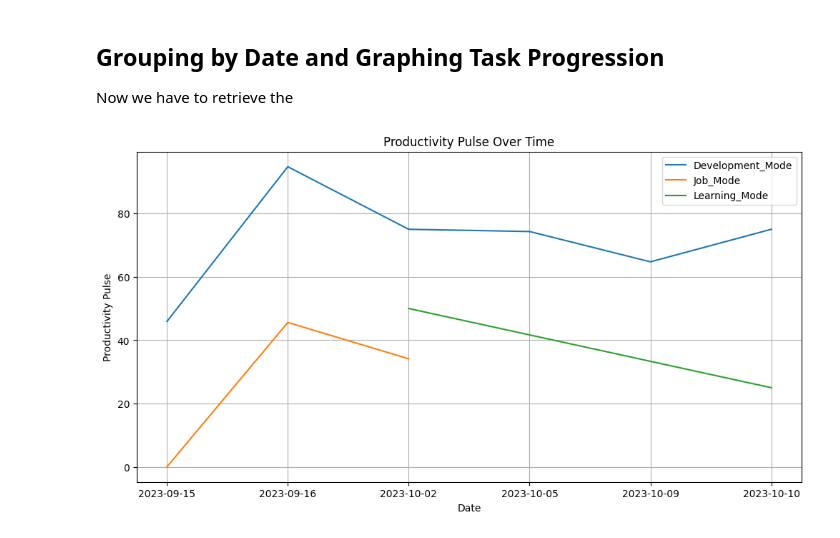
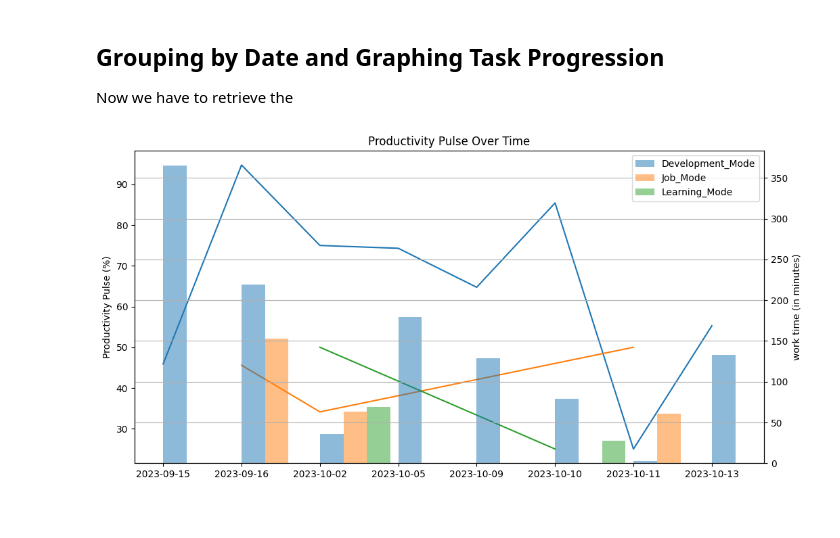
Before and after one commit to WholeOfBagel/nifty-public, a Jupyter notebook: performance_analyzer.ipynb, the cells around one changed output. Drawn from its saved outputs; the diff is of its cells as text; code cells hidden in the pictures.

Commit message:
Work Time with Offsets
The offset calculation should be updated to not require for loop

```diff
--- a/performance_analyzer.ipynb
+++ b/performance_analyzer.ipynb
@@ -82,25 +73,46 @@ dailies_avg.plot.line(y='productivity_pulse')
-# %% [markdown]
-## Grouping by Date and Graphing Task Progression
-Now we have to retrieve the
+# %% [markdown]
+## Grouping by Date and Graphing Task Progression
+Now we have to retrieve the
 # %%
-relevant_info = df[['date', 'productivity_pulse', 'task_mode']]
+relevant_info = df[['date', 'productivity_pulse', 'task_mode', 'work_time']].sort_values('date')
 grouped_ri = relevant_info.groupby('task_mode')
 
-plt.figure(figsize=(12, 6))
+fig, ax1 = plt.subplots(figsize=(12, 6))
+ax2 = ax1.twinx()
+
+
+# bar graph variables
+offset = 0
+width = .3
 
 for name, group in grouped_ri:
-    group = group.sort_values('date') #sorting data by date -> sequential
-    date = group['date'] # x axis data
+    group = group #sorting data by date -> sequential
+    dates = group['date'] # x axis data
+
+    # productivity pulse plot
     productivity_pulse = group['productivity_pulse'] # y axis data
     task_mode = name[0]  # grouped by task so this is naturally the first value in the tuple
-    plt.plot(date, productivity_pulse, label=name)
+    ax1.plot(dates, productivity_pulse, label=name)
+    ax1.set_ylabel('Productivity Pulse (%)')
+
+    # values for bar indices
+    ind = np.array([])
+    for d in group['date']:
+        donde = np.where(relevant_info['date'].unique() == d)
+#         print(donde)
+        ind = np.append(ind, donde[0][0])
+
+    # work time plot
+    ax2.set_ylabel('work time (in minutes)')
+    work_time = group['work_time']
+    ax2.bar(ind + offset, work_time, alpha=.5, align='edge', width=.3, label=name)
+    offset += width
 
 plt.xlabel('Date')
-plt.ylabel('Productivity Pulse')
 plt.title('Productivity Pulse Over Time')
 plt.legend(loc='best')
 plt.grid(True)
 
-plt.show()
+# plt.show()
 # %% [output]
-[figure, old version]
+[figure, new version]
```
Also changed, not shown: parts of 4 cells of this notebook, 2 other files.
